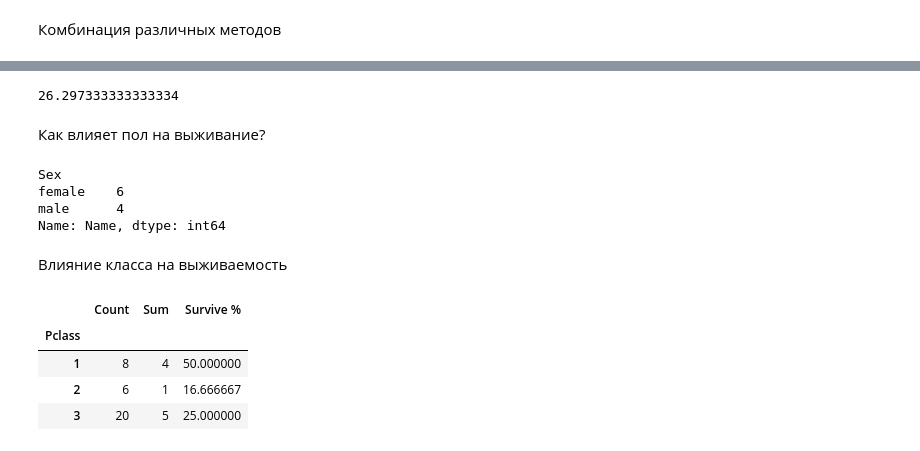
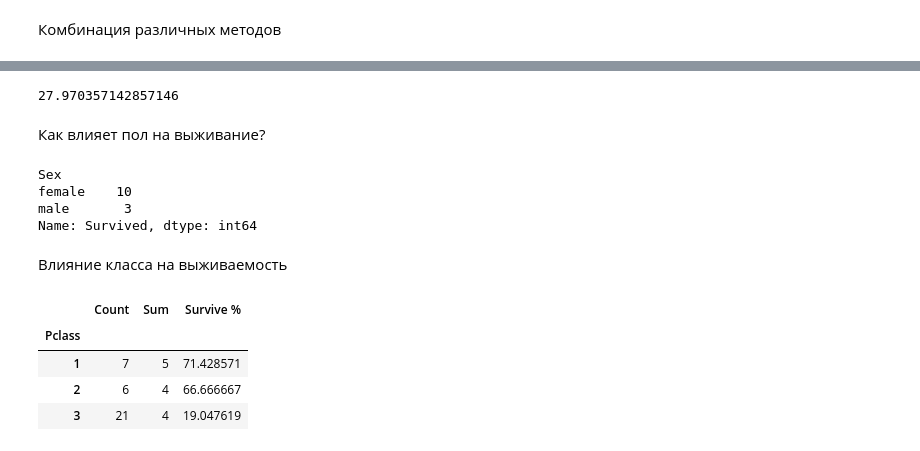
Before and after one commit to Imnarka/-MachineLearning_Lab, a Jupyter notebook: lab1/notebooks/lab1.ipynb, the cells around one changed output, grey strips where cells are left out. Cells and saved outputs as stored; diff of their text form; code cells hidden in the pictures.

```diff
--- a/lab1/notebooks/lab1.ipynb
+++ b/lab1/notebooks/lab1.ipynb
@@ -4,7 +4,7 @@ import pandas as pd
 import math
 # %%
 OPTION = 23
-df = pd.read_csv(os.path.join(os.path.abspath('..'), './data/Data_laba_1_ML.csv')).iloc[34 * OPTION - 1: (34 * OPTION - 1) + 34]
+df = pd.read_csv(os.path.join(os.path.abspath('..'), './data/Data_laba_1_ML.csv')).iloc[34 * (OPTION - 1): OPTION * 34]
 df
 # %% [output]
 |  | PassengerId | Survived | Pclass | Name | Sex | Age | SibSp | Parch | Ticket | Fare | ... |
@@ -156,28 +168,28 @@ df.iloc[0:5].rename(index=math.sqrt)
 # %%
 df['Age'].mean()
 # %% [output]
-26.297333333333334
+27.970357142857146
 # %% [markdown]
 Как влияет пол на выживание?
 # %%
 df_survived = df[df.Survived==1]
-print(df_survived.groupby('Sex')['Name'].count())
+print(df_survived.groupby('Sex')['Survived'].count())
 # %% [output]
 Sex
-female    6
-male      4
-Name: Name, dtype: int64
+female    10
+male       3
+Name: Survived, dtype: int64
 # %% [markdown]
 Влияние класса на выживаемость
 # %%
-survived_by_class = df.groupby('Pclass').agg(['count', sum])['Survived']
+survived_by_class = df.groupby('Pclass').agg(['count', 'sum'])['Survived'] # считаем кол-во всех и сумму уже выживших
 survived_by_class_percent = survived_by_class['sum'] / survived_by_class['count'] * 100
 result = pd.concat([survived_by_class, survived_by_class_percent], axis=1)
 result.columns = ['Count','Sum','Survive %']
 result
 # %% [output]
 |  | Count | Sum | Survive % |
 | Pclass |  |  |  |
-| 1 | 8 | 4 | 50.000000 |
-| 2 | 6 | 1 | 16.666667 |
-| 3 | 20 | 5 | 25.000000 |
+| 1 | 7 | 5 | 71.428571 |
+| 2 | 6 | 4 | 66.666667 |
+| 3 | 21 | 4 | 19.047619 |
```
Also changed, not shown: parts of 13 cells of this notebook, 2 other files.
